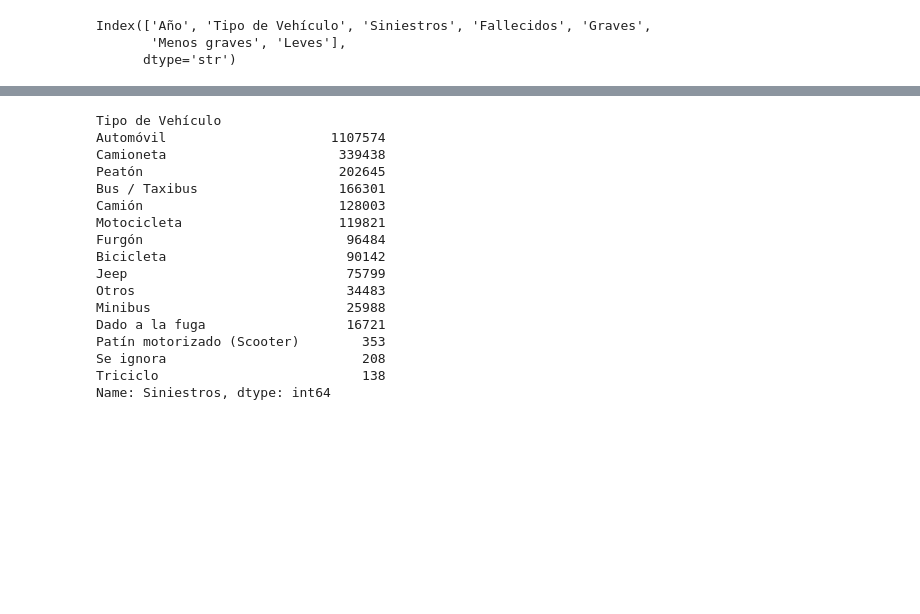
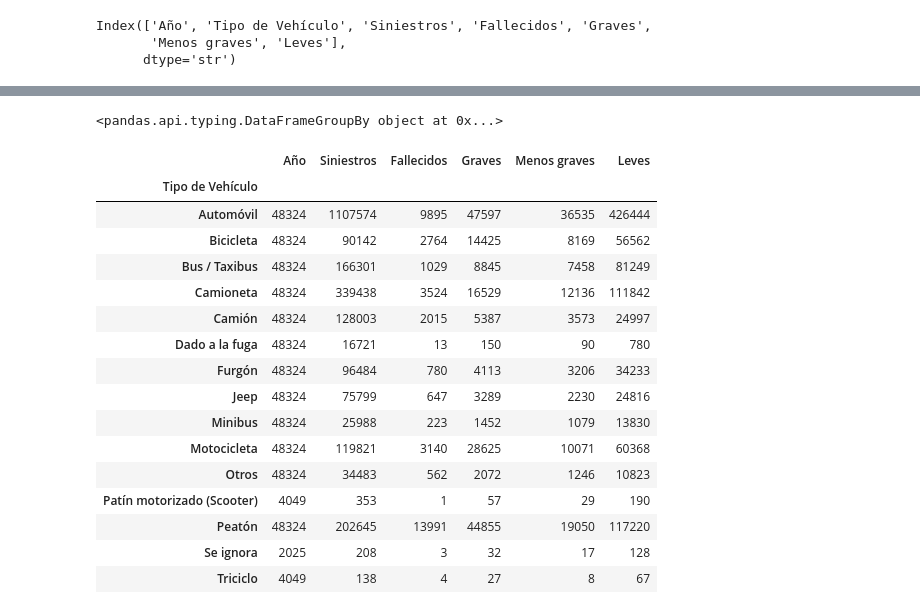
Before and after one commit to martinluksic/analisis-accidentes, a Jupyter notebook: notebooks/analisis_accidentes.ipynb, the cells around one changed output, grey strips where cells are left out. Drawn from its saved outputs; the diff is of its cells as text; code cells hidden in the pictures; blank space fills up the shorter version.

```diff
--- a/notebooks/analisis_accidentes.ipynb
+++ b/notebooks/analisis_accidentes.ipynb
@@ -63,20 +108,24 @@ df.groupby("Tipo de Vehículo")["Siniestros"]
-# %%
-siniestros_por_vehiculo
-# %% [output]
-Tipo de Vehículo
-Automóvil                     1107574
-Camioneta                      339438
-Peatón                         202645
-Bus / Taxibus                  166301
-Camión                         128003
-Motocicleta                    119821
-Furgón                          96484
-Bicicleta                       90142
-Jeep                            75799
-Otros                           34483
-Minibus                         25988
-Dado a la fuga                  16721
-Patín motorizado (Scooter)        353
-Se ignora                         208
-Triciclo                          138
-Name: Siniestros, dtype: int64
+# %%
+df.groupby("Tipo de Vehículo")
+# %% [output]
+<pandas.api.typing.DataFrameGroupBy object at 0x...>
+# %%
+df.groupby("Tipo de Vehículo").sum()
+# %% [output]
+|  | Año | Siniestros | Fallecidos | Graves | Menos graves | Leves |
+| Tipo de Vehículo |  |  |  |  |  |  |
+| Automóvil | 48324 | 1107574 | 9895 | 47597 | 36535 | 426444 |
+| Bicicleta | 48324 | 90142 | 2764 | 14425 | 8169 | 56562 |
+| Bus / Taxibus | 48324 | 166301 | 1029 | 8845 | 7458 | 81249 |
+| Camioneta | 48324 | 339438 | 3524 | 16529 | 12136 | 111842 |
+| Camión | 48324 | 128003 | 2015 | 5387 | 3573 | 24997 |
+| Dado a la fuga | 48324 | 16721 | 13 | 150 | 90 | 780 |
+| Furgón | 48324 | 96484 | 780 | 4113 | 3206 | 34233 |
+| Jeep | 48324 | 75799 | 647 | 3289 | 2230 | 24816 |
+| Minibus | 48324 | 25988 | 223 | 1452 | 1079 | 13830 |
+| Motocicleta | 48324 | 119821 | 3140 | 28625 | 10071 | 60368 |
+| Otros | 48324 | 34483 | 562 | 2072 | 1246 | 10823 |
+| Patín motorizado (Scooter) | 4049 | 353 | 1 | 57 | 29 | 190 |
+| Peatón | 48324 | 202645 | 13991 | 44855 | 19050 | 117220 |
+| Se ignora | 2025 | 208 | 3 | 32 | 17 | 128 |
+| Triciclo | 4049 | 138 | 4 | 27 | 8 | 67 |
```
Also changed, not shown: parts of 19 cells of this notebook.
